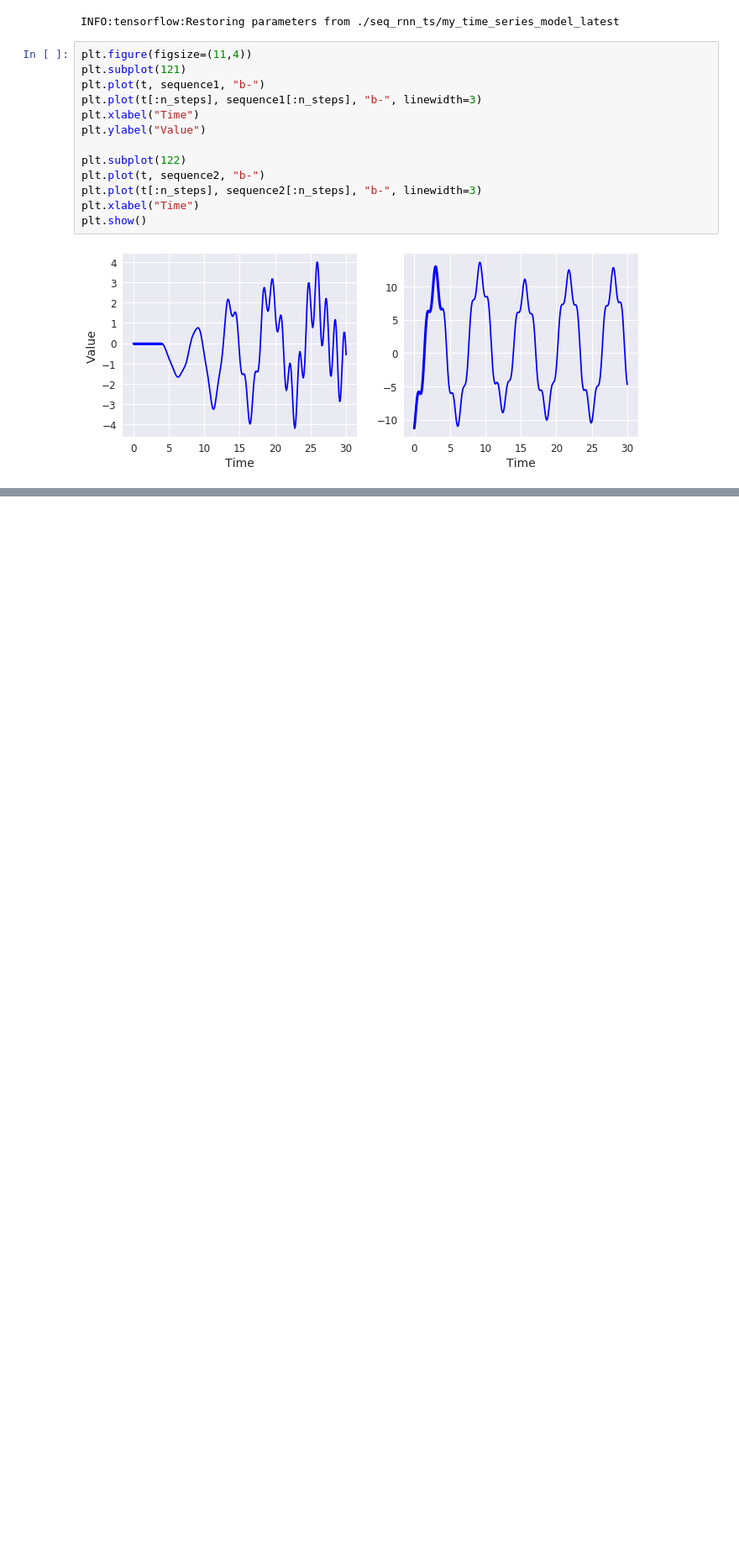
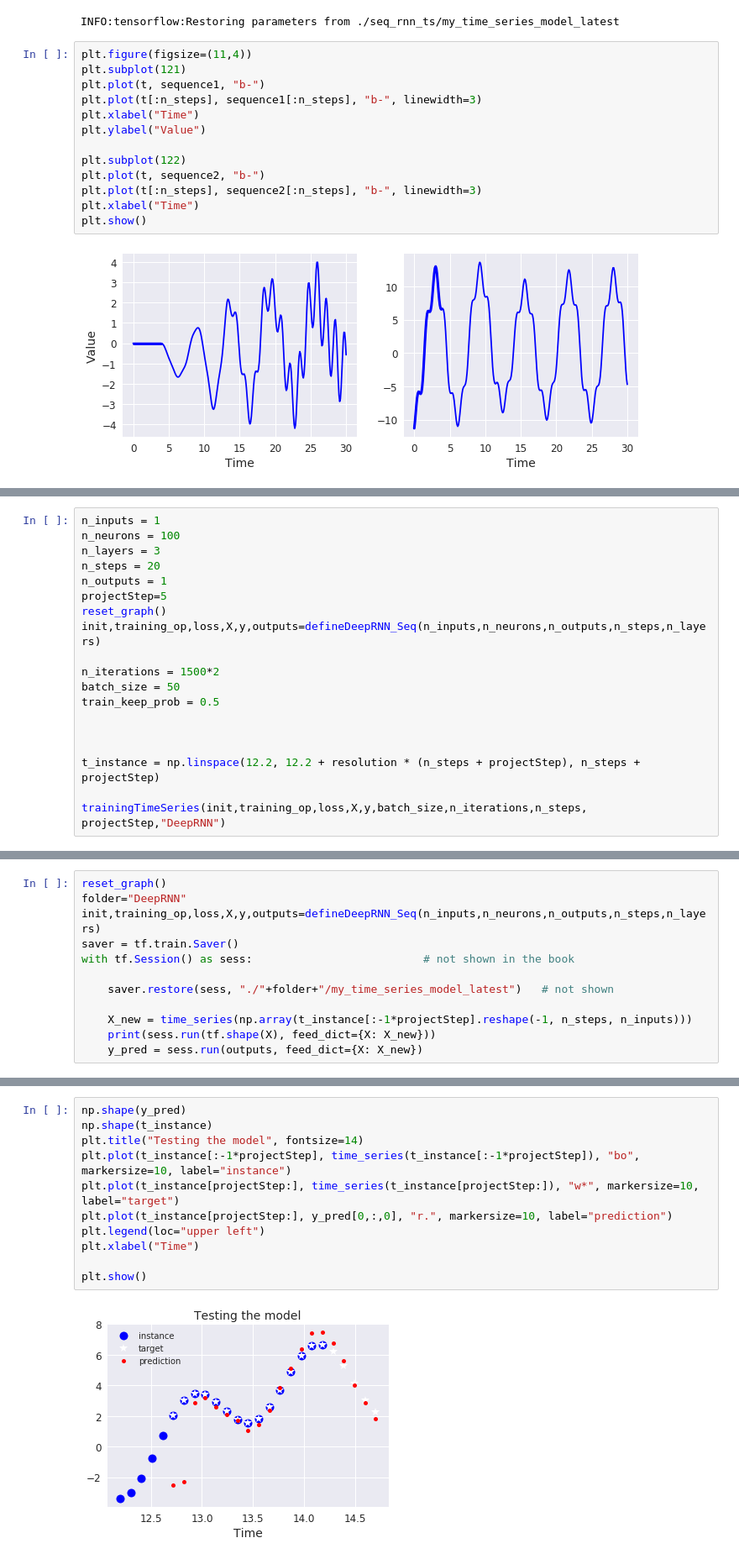
Before and after one commit to dexterchan/Hands-on-tenorflow-sklearn-classwork, a Jupyter notebook: Chapter14_recurrent_network.ipynb, the cells around one changed output, grey strips where cells are left out. Shown: that part at 84% size. Cells and saved outputs as stored; diff of their text form; blank space fills up the shorter version.

```diff
--- a/Chapter14_recurrent_network.ipynb
+++ b/Chapter14_recurrent_network.ipynb
@@ -830,0 +877,19 @@ plt.show()
+# %%
+n_inputs = 1
+n_neurons = 100
+n_layers = 3
+n_steps = 20
+n_outputs = 1
+projectStep=5
+reset_graph()
+init,training_op,loss,X,y,outputs=defineDeepRNN_Seq(n_inputs,n_neurons,n_outputs,n_steps,n_layers)
+
+n_iterations = 1500*2
+batch_size = 50
+train_keep_prob = 0.5
+
+
+
+t_instance = np.linspace(12.2, 12.2 + resolution * (n_steps + projectStep), n_steps + projectStep)
+
+trainingTimeSeries(init,training_op,loss,X,y,batch_size,n_iterations,n_steps, projectStep,"DeepRNN")
@@ -830,0 +914,12 @@ plt.show()
+# %%
+reset_graph()
+folder="DeepRNN"
+init,training_op,loss,X,y,outputs=defineDeepRNN_Seq(n_inputs,n_neurons,n_outputs,n_steps,n_layers)
+saver = tf.train.Saver()
+with tf.Session() as sess:                          # not shown in the book
+
+    saver.restore(sess, "./"+folder+"/my_time_series_model_latest")   # not shown
+
+    X_new = time_series(np.array(t_instance[:-1*projectStep].reshape(-1, n_steps, n_inputs)))
+    print(sess.run(tf.shape(X), feed_dict={X: X_new}))
+    y_pred = sess.run(outputs, feed_dict={X: X_new})
@@ -830,0 +929,13 @@ plt.show()
+# %%
+np.shape(y_pred)
+np.shape(t_instance)
+plt.title("Testing the model", fontsize=14)
+plt.plot(t_instance[:-1*projectStep], time_series(t_instance[:-1*projectStep]), "bo", markersize=10, label="instance")
+plt.plot(t_instance[projectStep:], time_series(t_instance[projectStep:]), "w*", markersize=10, label="target")
+plt.plot(t_instance[projectStep:], y_pred[0,:,0], "r.", markersize=10, label="prediction")
+plt.legend(loc="upper left")
+plt.xlabel("Time")
+
+plt.show()
+# %% [output]
+[figure, added]
```
Also changed, not shown: parts of 23 cells of this notebook, 3 other files.
